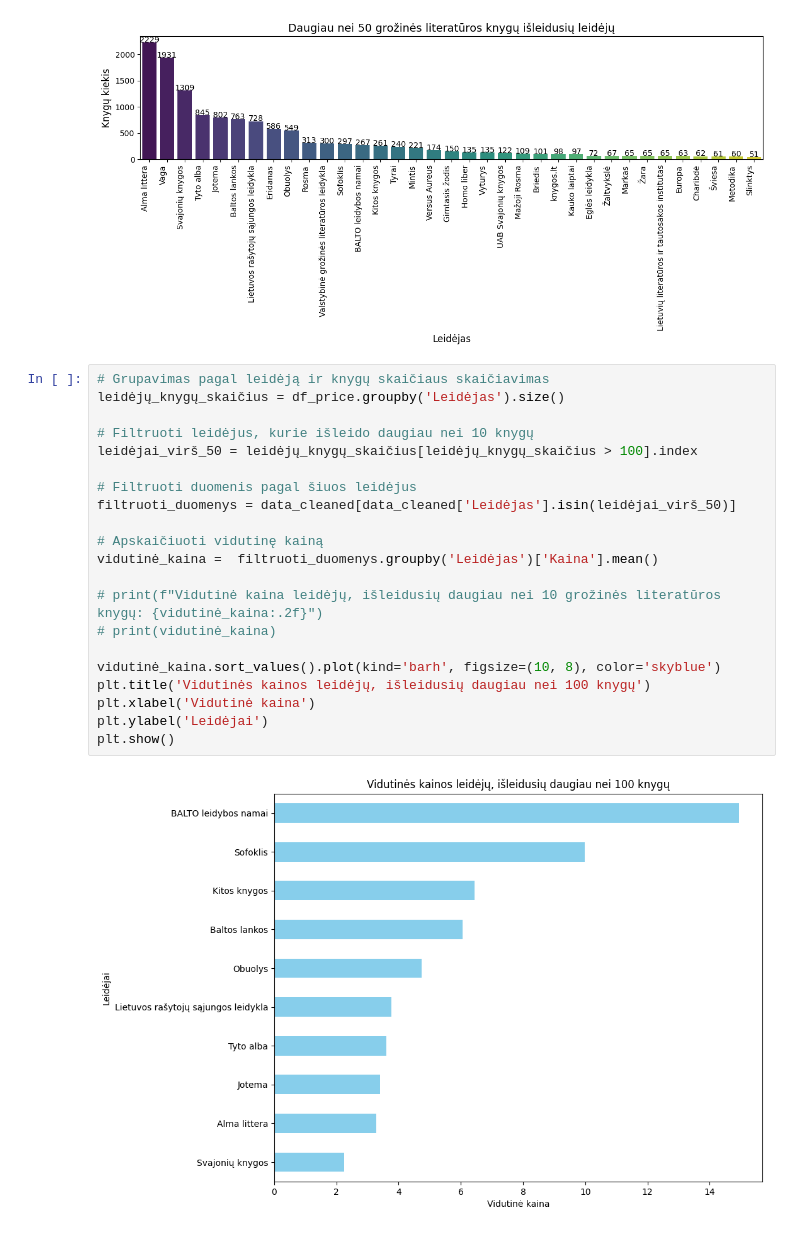
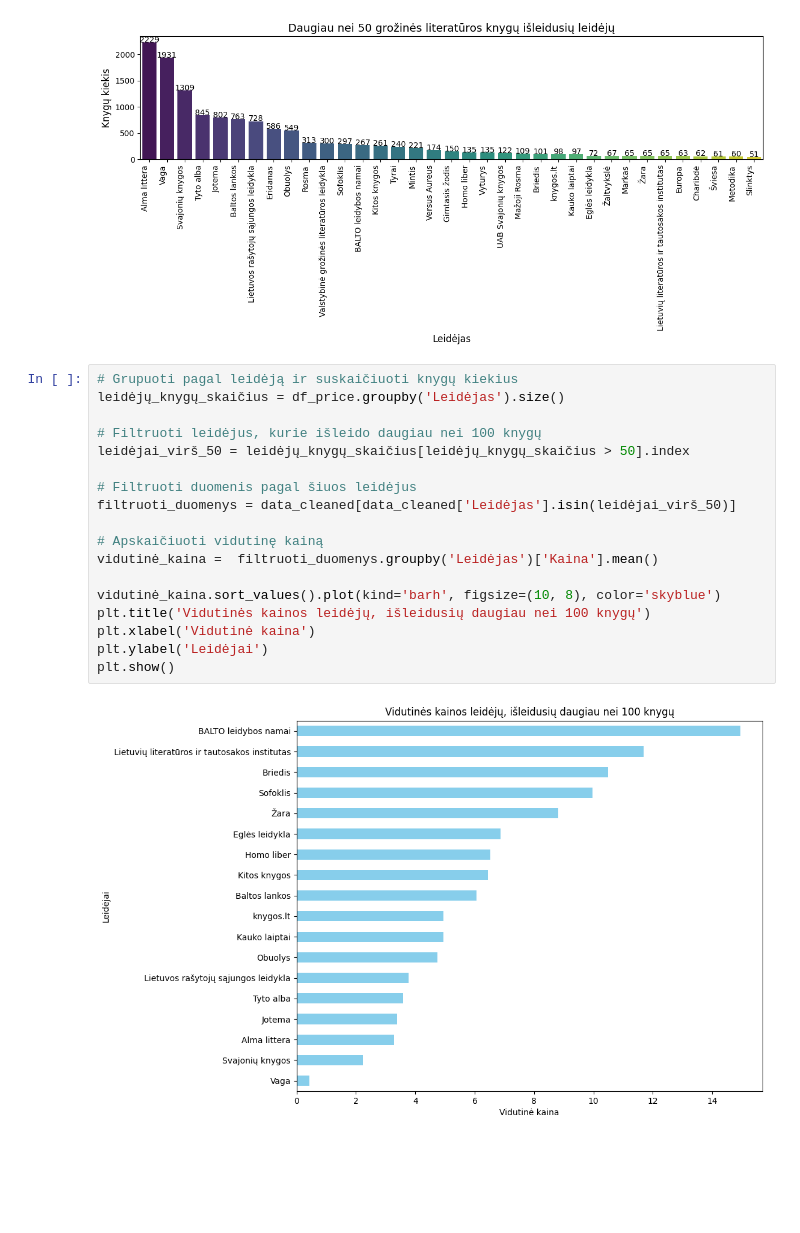
Before and after one commit to editalopetaitiene/Projektas_knygos, a Jupyter notebook: duomenu_atvaizdavimas.ipynb, the cells around one changed output. Saved outputs shown, nothing was run; the diff lists cells and outputs as text; blank space fills up the shorter version.

```diff
--- a/duomenu_atvaizdavimas.ipynb
+++ b/duomenu_atvaizdavimas.ipynb
@@ -222,28 +222,25 @@ Passing `palette` without assigning `hue` is deprecated and will be removed in v
   ax = sns.barplot(
 [figure]
 # %%
-# Grupavimas pagal leidėją ir knygų skaičiaus skaičiavimas
+# Grupuoti pagal leidėją ir suskaičiuoti knygų kiekius
 leidėjų_knygų_skaičius = df_price.groupby('Leidėjas').size()
 
-# Filtruoti leidėjus, kurie išleido daugiau nei 10 knygų
-leidėjai_virš_50 = leidėjų_knygų_skaičius[leidėjų_knygų_skaičius > 100].index
+# Filtruoti leidėjus, kurie išleido daugiau nei 100 knygų
+leidėjai_virš_50 = leidėjų_knygų_skaičius[leidėjų_knygų_skaičius > 50].index
 
 # Filtruoti duomenis pagal šiuos leidėjus
 filtruoti_duomenys = data_cleaned[data_cleaned['Leidėjas'].isin(leidėjai_virš_50)]
 
 # Apskaičiuoti vidutinę kainą
 vidutinė_kaina =  filtruoti_duomenys.groupby('Leidėjas')['Kaina'].mean()
 
-# print(f"Vidutinė kaina leidėjų, išleidusių daugiau nei 10 grožinės literatūros knygų: {vidutinė_kaina:.2f}")
-# print(vidutinė_kaina)
-
 vidutinė_kaina.sort_values().plot(kind='barh', figsize=(10, 8), color='skyblue')
 plt.title('Vidutinės kainos leidėjų, išleidusių daugiau nei 100 knygų')
 plt.xlabel('Vidutinė kaina')
 plt.ylabel('Leidėjai')
 plt.show()
 # %% [output]
-[figure, old version]
+[figure, new version]
 # %%
 # TODO viršelio tipo skaitmenizavimas
 # TODO nulinių reikšmių išėmimas
```
Also changed, not shown: parts of 1 cell of this notebook.
